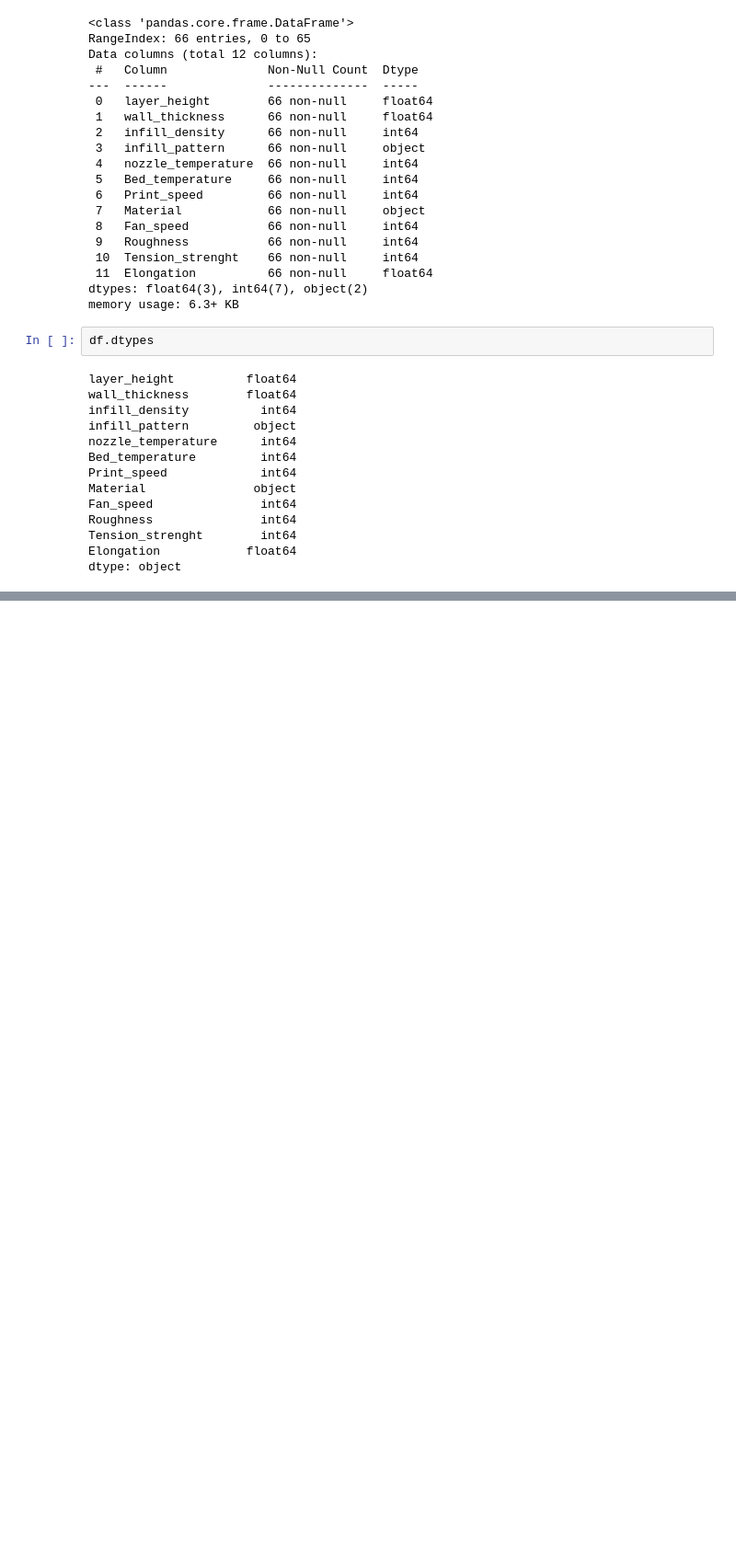
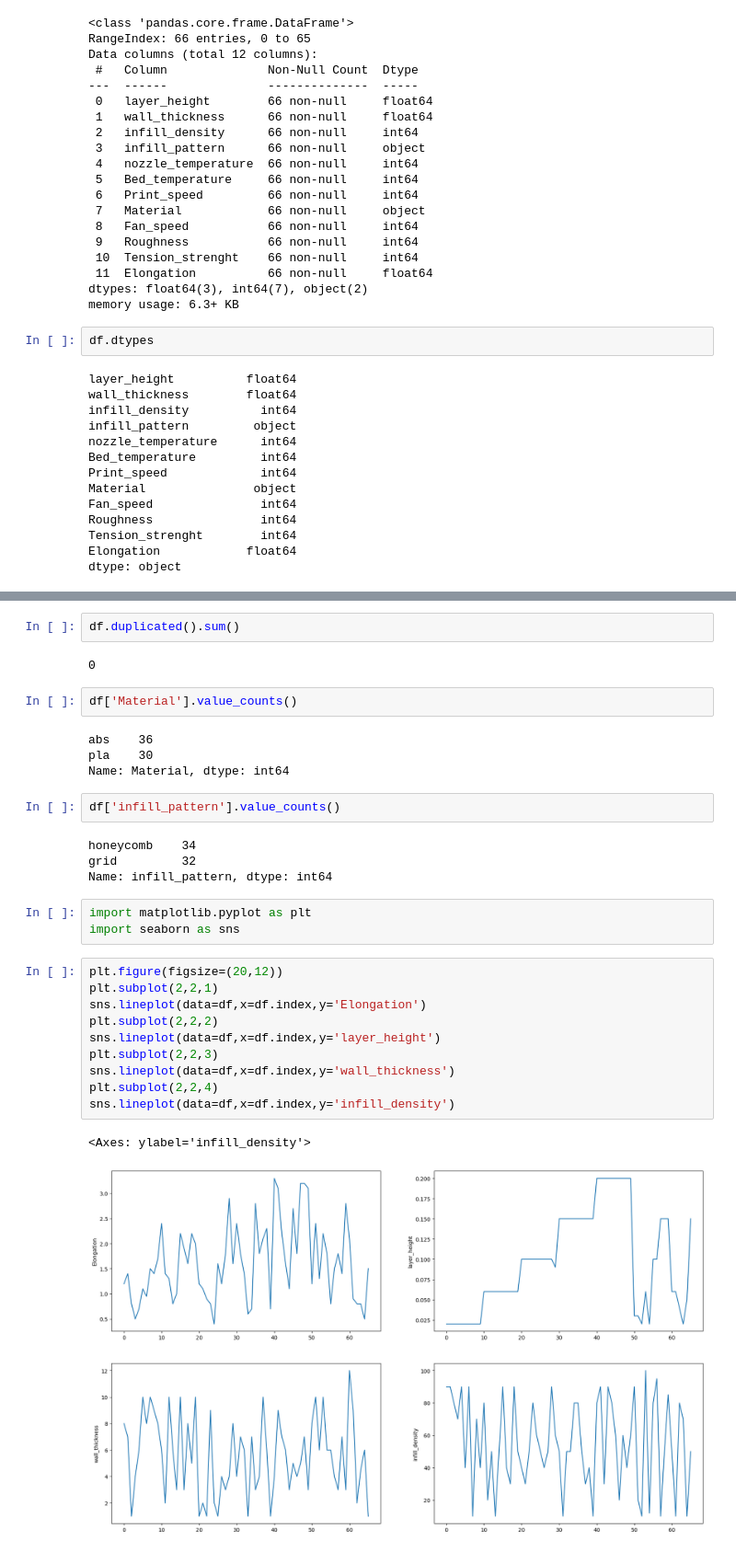
Before and after one commit to ShubhamGupta2505/MachineLearningPractice, a Jupyter notebook: 3d-printer-material-prediction.ipynb, the cells around one changed output, grey strips where cells are left out. Shown: that part at 92% size. Saved outputs shown, nothing was run; the diff lists cells and outputs as text; blank space fills up the shorter version.

Commit message:
Kaggle Notebook | 3D Printer material prediction | Version 3

```diff
--- a/3d-printer-material-prediction.ipynb
+++ b/3d-printer-material-prediction.ipynb
@@ -84,0 +103,32 @@ dtype: object
+# %%
+df.duplicated().sum()
+# %% [output]
+0
+# %%
+df['Material'].value_counts()
+# %% [output]
+abs    36
+pla    30
+Name: Material, dtype: int64
+# %%
+df['infill_pattern'].value_counts()
+# %% [output]
+honeycomb    34
+grid         32
+Name: infill_pattern, dtype: int64
+# %%
+import matplotlib.pyplot as plt
+import seaborn as sns
+# %%
+plt.figure(figsize=(20,12))
+plt.subplot(2,2,1)
+sns.lineplot(data=df,x=df.index,y='Elongation')
+plt.subplot(2,2,2)
+sns.lineplot(data=df,x=df.index,y='layer_height')
+plt.subplot(2,2,3)
+sns.lineplot(data=df,x=df.index,y='wall_thickness')
+plt.subplot(2,2,4)
+sns.lineplot(data=df,x=df.index,y='infill_density')
+# %% [output]
+<Axes: ylabel='infill_density'>
+[figure, added]
```
Also changed, not shown: parts of 33 cells of this notebook.
